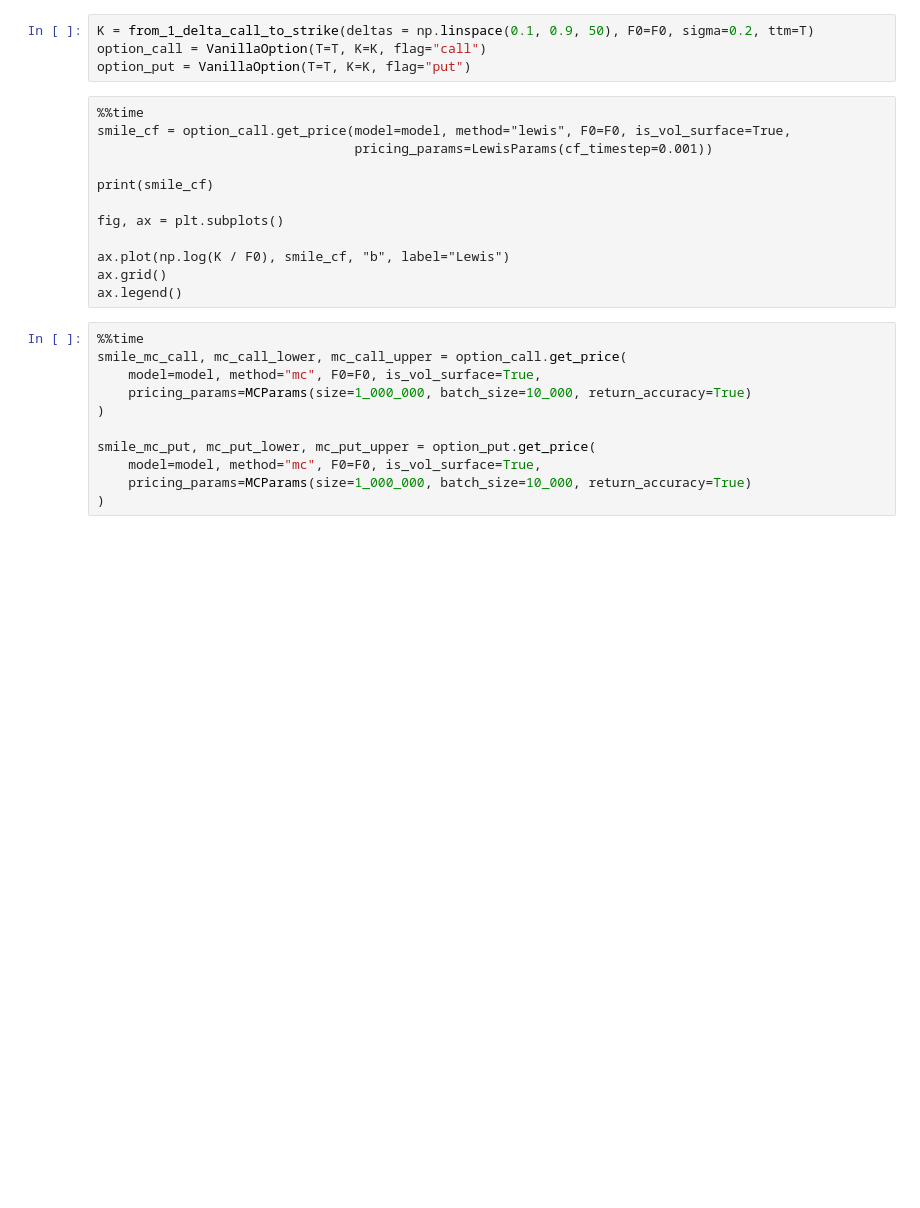
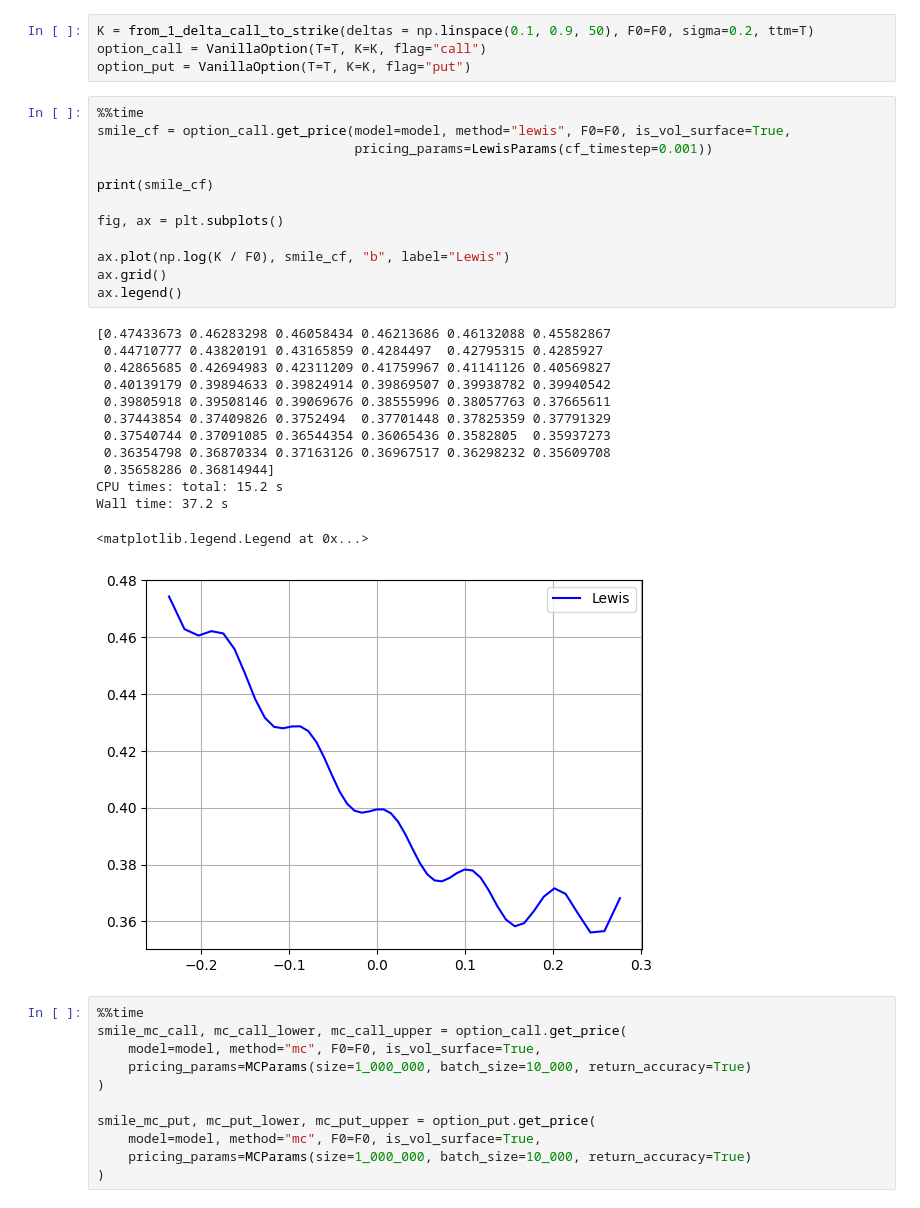
Before and after one commit to MrG1raffe/signature, a Jupyter notebook: notebooks/Martingality criterion.ipynb, the cells around one changed output. Drawn from its saved outputs; the diff is of its cells as text; blank space fills up the shorter version.

```diff
--- a/notebooks/Martingality criterion.ipynb
+++ b/notebooks/Martingality criterion.ipynb
@@ -110,18 +112,32 @@ ax[1].grid()
 K = from_1_delta_call_to_strike(deltas = np.linspace(0.1, 0.9, 50), F0=F0, sigma=0.2, ttm=T)
 option_call = VanillaOption(T=T, K=K, flag="call")
 option_put = VanillaOption(T=T, K=K, flag="put")
-# %% [raw]
-%%time
-smile_cf = option_call.get_price(model=model, method="lewis", F0=F0, is_vol_surface=True,
-                                 pricing_params=LewisParams(cf_timestep=0.001))
-
-print(smile_cf)
-
-fig, ax = plt.subplots()
-
-ax.plot(np.log(K / F0), smile_cf, "b", label="Lewis")
-ax.grid()
-ax.legend()
+# %%
+%%time
+smile_cf = option_call.get_price(model=model, method="lewis", F0=F0, is_vol_surface=True,
+                                 pricing_params=LewisParams(cf_timestep=0.001))
+
+print(smile_cf)
+
+fig, ax = plt.subplots()
+
+ax.plot(np.log(K / F0), smile_cf, "b", label="Lewis")
+ax.grid()
+ax.legend()
+# %% [output]
+[0.47433673 0.46283298 0.46058434 0.46213686 0.46132088 0.45582867
+ 0.44710777 0.43820191 0.43165859 0.4284497  0.42795315 0.4285927
+ 0.42865685 0.42694983 0.42311209 0.41759967 0.41141126 0.40569827
+ 0.40139179 0.39894633 0.39824914 0.39869507 0.39938782 0.39940542
+ 0.39805918 0.39508146 0.39069676 0.38555996 0.38057763 0.37665611
+ 0.37443854 0.37409826 0.3752494  0.37701448 0.37825359 0.37791329
+ 0.37540744 0.37091085 0.36544354 0.36065436 0.3582805  0.35937273
+ 0.36354798 0.36870334 0.37163126 0.36967517 0.36298232 0.35609708
+ 0.35658286 0.36814944]
+CPU times: total: 15.2 s
+Wall time: 37.2 s
+<matplotlib.legend.Legend at 0x...>
+[figure, added]
 # %%
 %%time
 smile_mc_call, mc_call_lower, mc_call_upper = option_call.get_price(
```
Also changed, not shown: parts of 39 cells of this notebook, 12 other files.
